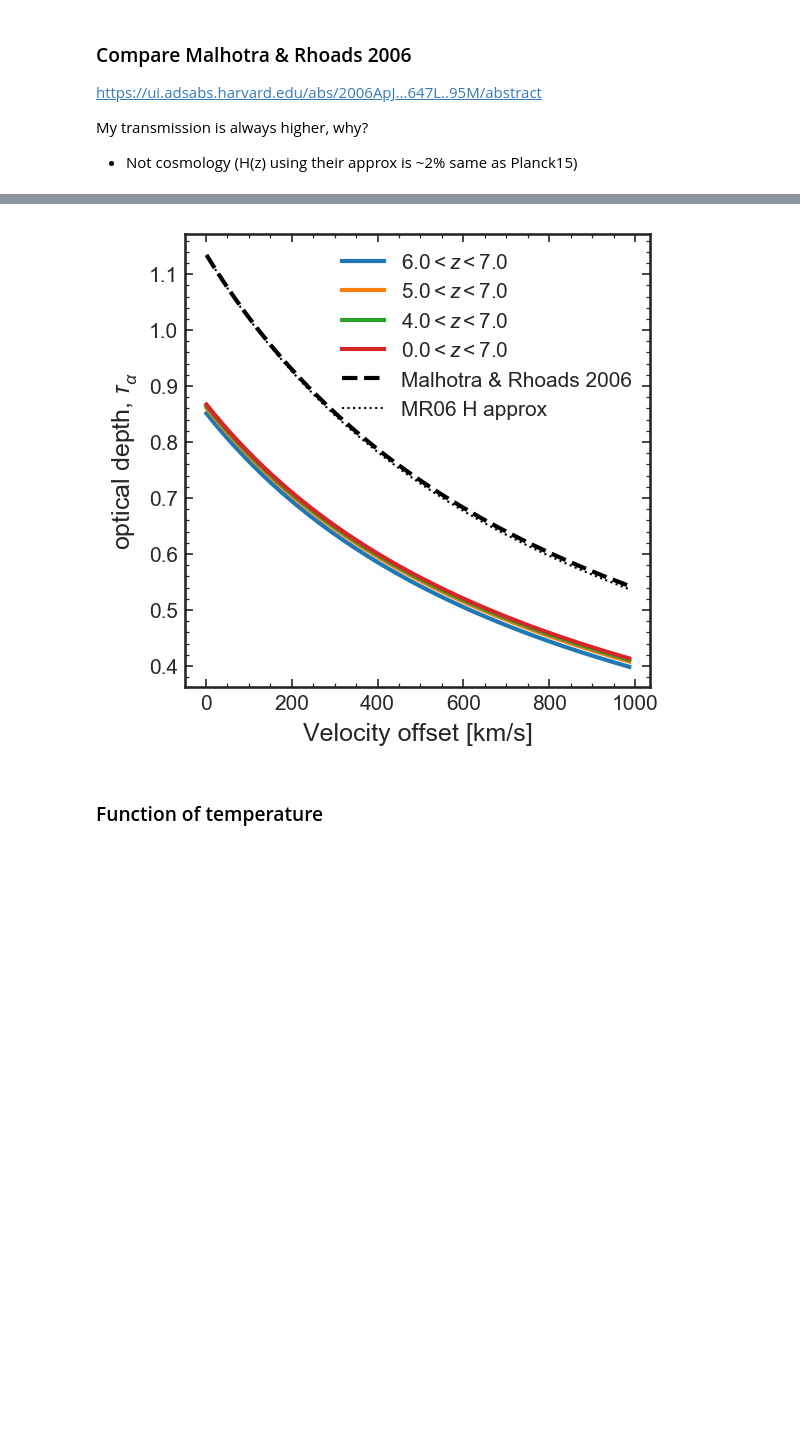
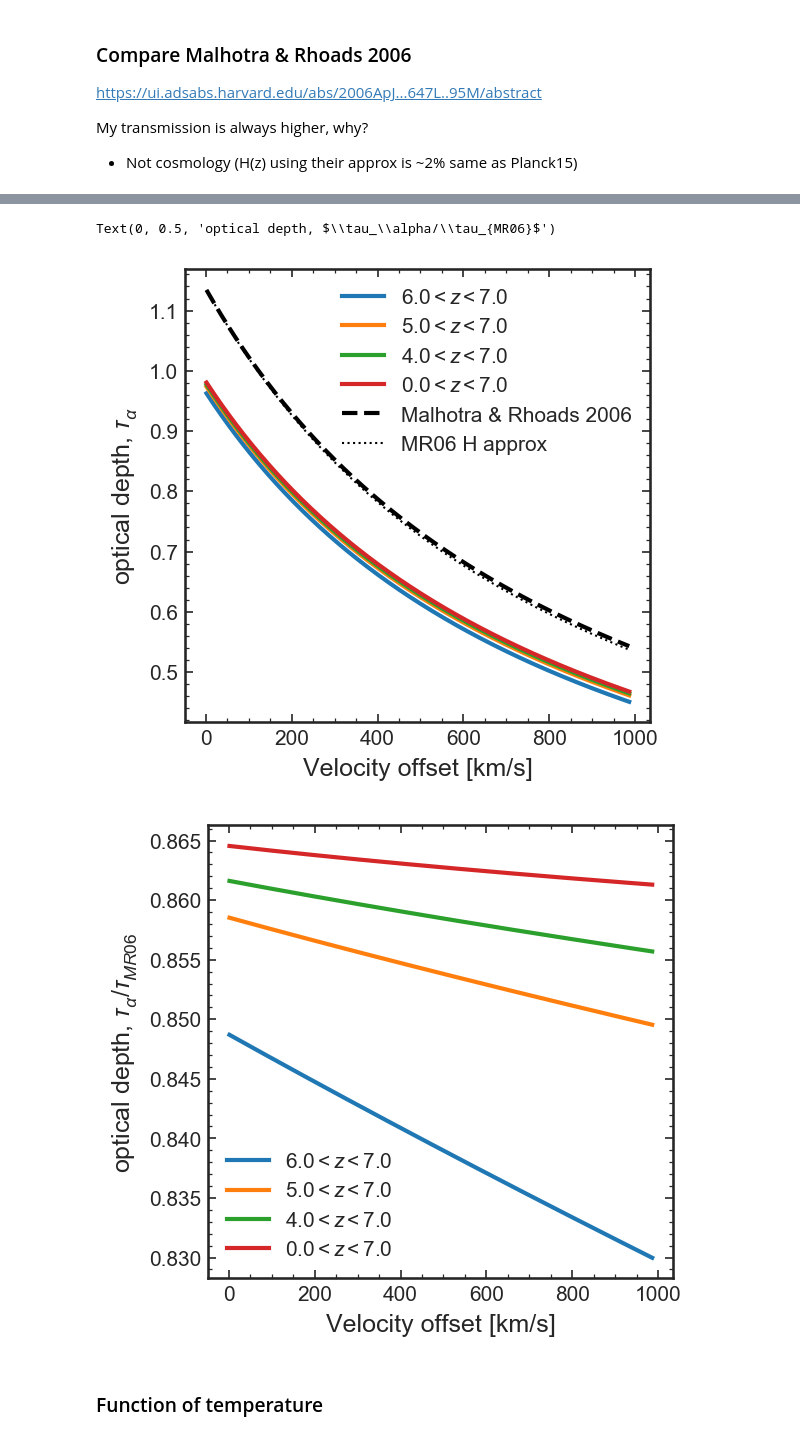
Before and after one commit to charlottenosam/LyaLineshapes, a Jupyter notebook: notebooks/bubble_size_lya_DV.ipynb, the cells around one changed output, grey strips where cells are left out. Drawn from its saved outputs; the diff is of its cells as text; code cells hidden in the pictures; blank space fills up the shorter version.

```diff
--- a/notebooks/bubble_size_lya_DV.ipynb
+++ b/notebooks/bubble_size_lya_DV.ipynb
@@ -536,7 +543,7 @@ $$ n_H(z) = n_{H,0}(z) x_{HI}$$
 wave_em = np.linspace(1210, 1220., 1000) * u.Angstrom
 
 def optical_depth(wave_em, T, z_min, z_max, z_s=7.,
-                  inside_HII=True, C_HII=3.,
+                  inside_HII=True, C_HII=3., xtab_len=100,
                   Ndot_ion=1.e57/u.s):
     """
     Lya optical depth as a function of wavelength
@@ -554,19 +561,21 @@ def optical_depth(wave_em, T, z_min, z_max, z_s=7.,
     wave_z_ends = wave_obs[:,None]/(1+ztab_ends)
     x_z_ends    = crosssec.Lya_wave_to_x(wave_z_ends)
 
+    print(x_z_ends)
+
     tau = np.zeros(len(wave_obs))
     for ww, w_obs in enumerate(wave_obs):
 
         # Make xtab
         if (x_z_ends[ww] < 0).all():
-            xtab = -np.logspace(np.log10(-x_z_ends[ww].min()),np.log10(-x_z_ends[ww].max()),100)
+            xtab = -np.logspace(np.log10(-x_z_ends[ww].min()),np.log10(-x_z_ends[ww].max()),xtab_len)
             xtab = np.sort(xtab)
         elif (x_z_ends[ww] > 0).all():
-            xtab = np.logspace(np.log10(x_z_ends[ww].min()),np.log10(x_z_ends[ww].max()),100)
+            xtab = np.logspace(np.log10(x_z_ends[ww].min()),np.log10(x_z_ends[ww].max()),xtab_len)
             xtab = np.sort(xtab)
         else:
-            xtab_neg = -np.logspace(-1,np.log10(-x_z_ends[ww].min()),50)
-            xtab_pos = np.logspace(-1,np.log10(x_z_ends[ww].max()),50)
+            xtab_neg = -np.logspace(-1,np.log10(-x_z_ends[ww].min()),int(xtab_len/2))
+            xtab_pos = np.logspace(-1,np.log10(x_z_ends[ww].max()),int(xtab_len/2))
             xtab     = np.sort(np.concatenate((xtab_neg, xtab_pos)))
 
         # Get wave_redshift
@@ -579,11 +588,6 @@ def optical_depth(wave_em, T, z_min, z_max, z_s=7.,
         if inside_HII:
             r   = bubbles.comoving_distance_from_source_Mpc(ztab, z_s)
             xHI = bubbles.xHI_R(r, z_s, fesc=0.5*Ndot_ion/(1.e57/u.s), C=C_HII, T=T.value) # Only source flux
-
-#             if ww==0:
-#                 print(ztab, z_s)
-#                 print(r, xHI)
-#                 plt.semilogy(ztab, xHI)
         else:
             xHI = 1.
 
@@ -803,6 +807,8 @@ https://ui.adsabs.harvard.edu/abs/2006ApJ...647L..95M/abstract
 My transmission is always higher, why?
 - Not cosmology (H(z) using their approx is ~2% same as Planck15)
 # %%
+xtab_len = 100
+
 def tau_damp_MR06(DV, z, Rb, useHapprox=False):
     """
     Input Rb in cMpc
@@ -817,7 +823,7 @@ def tau_damp_MR06(DV, z, Rb, useHapprox=False):
 DV_tab = bubbles.wave_to_DV(wave_em)
 
 for z_min in [6., 5., 4., 0.]:
-    tau_IGM = optical_depth(wave_em, z_min=z_min, z_max=z_ion, z_s=z_s,
+    tau_IGM = optical_depth(wave_em, z_min=z_min, z_max=z_ion, z_s=z_s, xtab_len=xtab_len,
                         inside_HII=False, T=1.*u.K, Ndot_ion=Ndot_ion)
     plt.plot(DV_tab[DV_tab > 0.], tau_IGM[DV_tab > 0.], label='$%.1f < z < %.1f$' % (z_min, z_s))
 
@@ -831,4 +837,19 @@ plt.plot(DV_tab[DV_tab > 0.], tau_damp_MR06(DV_tab[DV_tab > 0.], Rb=R_ion, z=z_s
 plt.legend()
 plt.xlabel('Velocity offset [km/s]')
 plt.ylabel(r'optical depth, $\tau_\alpha$')
+
+
+plt.figure()
+
+for z_min in [6., 5., 4., 0.]:
+    tau_IGM = optical_depth(wave_em, z_min=z_min, z_max=z_ion, z_s=z_s, xtab_len=xtab_len,
+                        inside_HII=False, T=1.*u.K, Ndot_ion=Ndot_ion)
+    plt.plot(DV_tab[DV_tab > 0.], tau_IGM[DV_tab > 0.]/tau_damp_MR06(DV_tab[DV_tab > 0.], Rb=R_ion, z=z_s),
+             label='$%.1f < z < %.1f$' % (z_min, z_s))
+
+
+# plt.annotate('$\tau =')
+plt.legend()
+plt.xlabel('Velocity offset [km/s]')
+plt.ylabel(r'optical depth, $\tau_\alpha/\tau_{MR06}$')
 # %% [output]
@@ -836,4 +873,6 @@ Text(0, 0.5, 'optical depth, $\\tau_\\alpha$')
+Text(0, 0.5, 'optical depth, $\\tau_\\alpha/\\tau_{MR06}$')
-[figure, old version]
+[figure, new version]
+[figure, added]
 # %% [markdown]
 ### Function of temperature
 # %%
```
Also changed, not shown: parts of 6 cells of this notebook, 2 other files.
